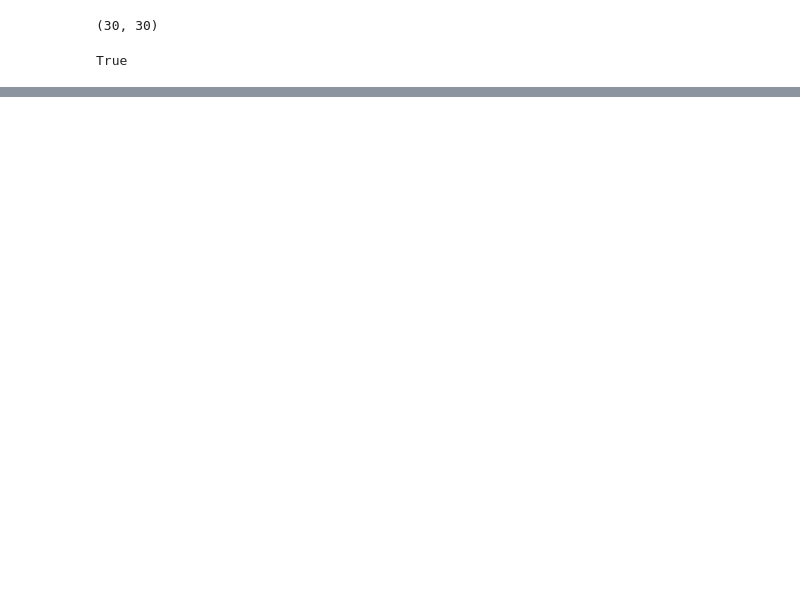
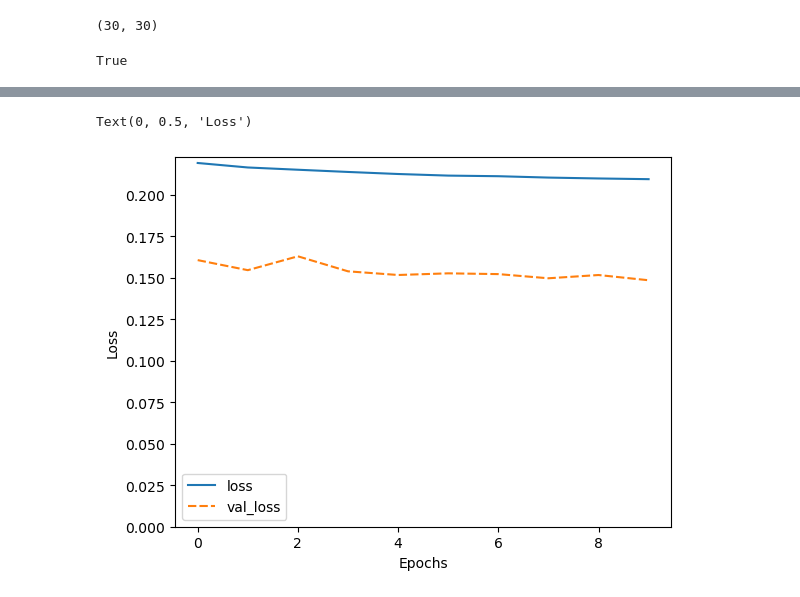
Before and after one commit to RK22000/ML-Maniacs, a Jupyter notebook: model1min.ipynb, the cells around one changed output, grey strips where cells are left out. Cells and saved outputs as stored; diff of their text form; code cells hidden in the pictures; blank space fills up the shorter version.

```diff
--- a/model1min.ipynb
+++ b/model1min.ipynb
@@ -39,7 +98,7 @@ training_XandIndex = [model1min.getXandIndex(sid_file) for sid_file in tqdm(trai
 # %%
 import pandas as pd
 
-dfs = (dataloader2.load_sid(sid_f) for sid_f in tqdm(training_files))
+dfs = (dataloader2.load_sid(sid_f) for sid_f in training_files)
 training_y = [(df['activity']=='Sleeping').astype(int) for df in tqdm(dfs, total=len(training_files))]
 # %%
 training_y = [y.loc[index] for y,(_,index) in zip(training_y, training_XandIndex)]
@@ -53,6 +112,7 @@ all([training_XandIndex[i][0].shape[0]==training_y[i].shape[0] for i in range(30
 True
 # %%
 X = np.concatenate([i[0] for i in training_XandIndex])
+X = np.stack([X], axis=-1)
 y = np.concatenate(training_y)
 X.shape, y.shape
 # %% [output]
@@ -73,11 +133,11 @@ for i in [x_train, y_train, x_test, y_test]:
 # %%
 if model1min.is_not_trained():
-    import keras
+    from tensorflow import keras
     model1min.model.compile(
         optimizer='adam',
         loss=keras.losses.SparseCategoricalCrossentropy(),
         metrics=['accuracy'],
-        jit_compile=True
+#         jit_compile=True
     )
     cp_callback = keras.callbacks.ModelCheckpoint(
         model1min.checkpoint_file,
@@ -89,6 +149,7 @@ if model1min.is_not_trained():
         y_train,
         epochs=10,
         validation_data=(x_test, y_test),
-        callbacks=[cp_callback]
+        callbacks=[cp_callback],
+        batch_size=500
     )
 # %% [output]
@@ -95,0 +173,3 @@ False
+# %%
+history = pd.DataFrame(hist.history)
+history
@@ -95,0 +188,10 @@ False
+# %%
+import seaborn as sns
+
+ax = sns.lineplot(data=history.loc[:, ['loss', 'val_loss']])
+ax.set_ylim(0, ax.get_ylim()[1])
+ax.set_xlabel("Epochs")
+ax.set_ylabel("Loss")
+# %% [output]
+Text(0, 0.5, 'Loss')
+[figure, added]
```
Also changed, not shown: parts of 23 cells of this notebook, 8 other files.
